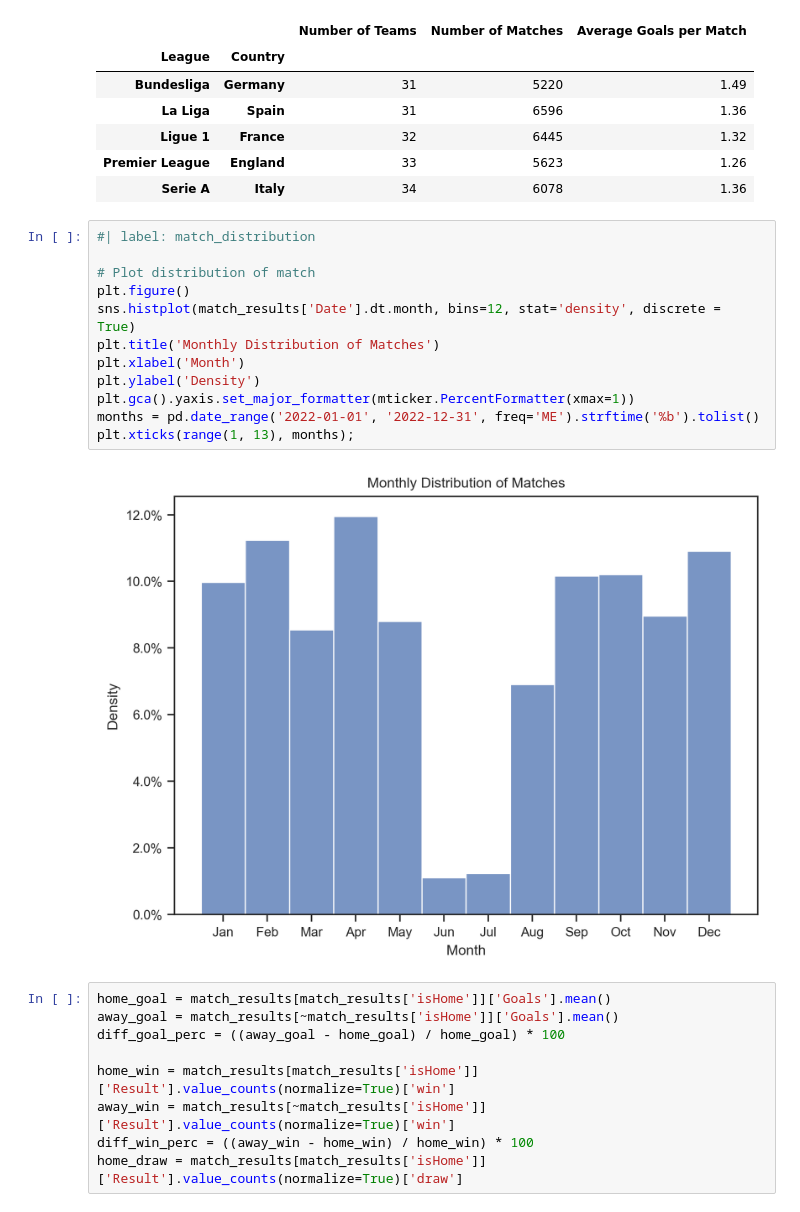
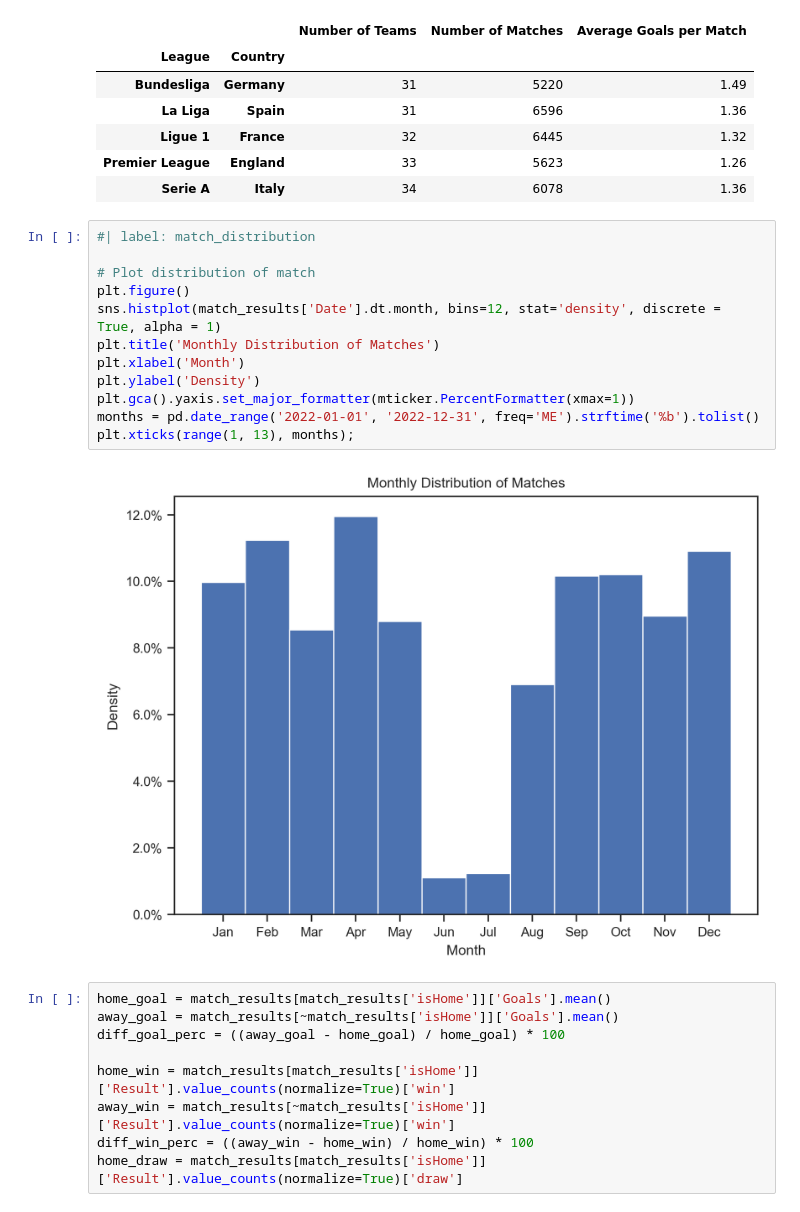
Before and after one commit to mathisdrn/head_coach_dismissal, a Jupyter notebook: src/02 Exploratory data analysis.ipynb, the cells around one changed output. Drawn from its saved outputs; the diff is of its cells as text.

Commit message:
fixed plot error

```diff
--- a/src/02 Exploratory data analysis.ipynb
+++ b/src/02 Exploratory data analysis.ipynb
@@ -68,17 +68,17 @@ match_summary
 # %%
 #| label: match_distribution
 
 # Plot distribution of match
 plt.figure()
-sns.histplot(match_results['Date'].dt.month, bins=12, stat='density', discrete = True)
+sns.histplot(match_results['Date'].dt.month, bins=12, stat='density', discrete = True, alpha = 1)
 plt.title('Monthly Distribution of Matches')
 plt.xlabel('Month')
 plt.ylabel('Density')
 plt.gca().yaxis.set_major_formatter(mticker.PercentFormatter(xmax=1))
 months = pd.date_range('2022-01-01', '2022-12-31', freq='ME').strftime('%b').tolist()
 plt.xticks(range(1, 13), months);
 # %% [output]
-[figure, old version]
+[figure, new version]
 # %%
 home_goal = match_results[match_results['isHome']]['Goals'].mean()
 away_goal = match_results[~match_results['isHome']]['Goals'].mean()
```
Also changed, not shown: parts of 1 cell of this notebook.
